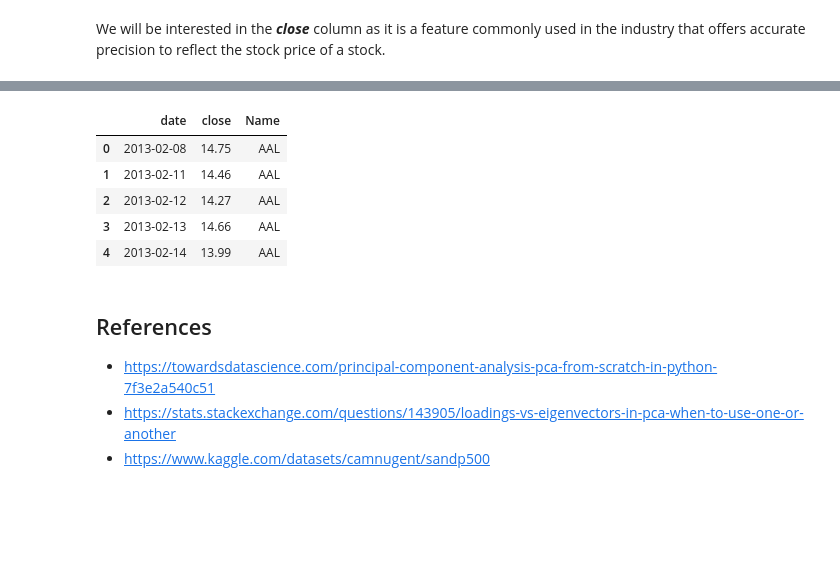
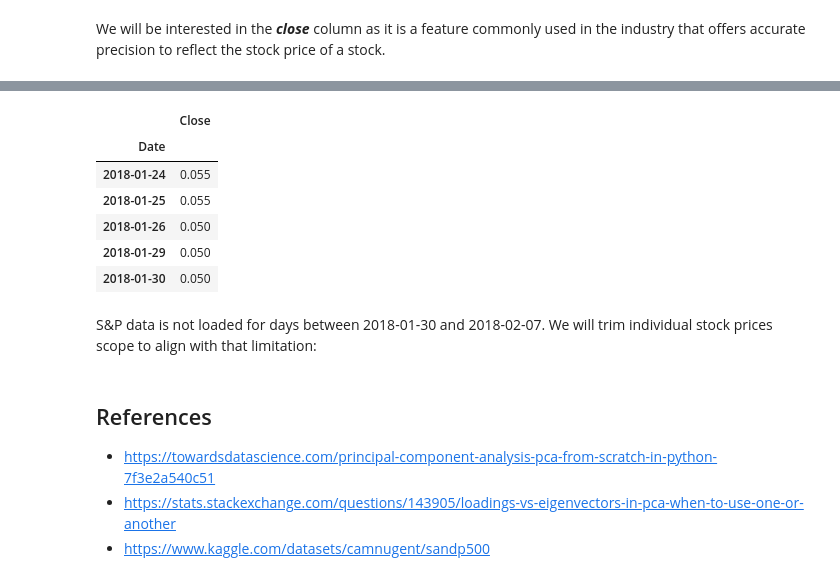
Before and after one commit to Staneesh/efi-pca, a Jupyter notebook: pca.ipynb, the cells around one changed output, grey strips where cells are left out. Saved outputs shown, nothing was run; the diff lists cells and outputs as text; code cells hidden in the pictures; blank space fills up the shorter version.

Commit message:
Added yfinance to requirements, loaded SNP prices

```diff
--- a/pca.ipynb
+++ b/pca.ipynb
@@ -144,0 +159,4 @@ We will be interested in the ***close*** column as it is a feature commonly used
+# %%
+import yfinance as yf
+snp = yf.download("SPX", start="2013-02-08", end="2018-02-07")
+snp.head()
@@ -145,13 +172,16 @@ We will be interested in the ***close*** column as it is a feature commonly used
 # %%
-snp = snp[['date', 'close', 'Name']]
-snp.head()
+snp = snp[['Close']]
+snp.tail()
 # %% [output]
-|  | date | close | Name |
-| 0 | 2013-02-08 | 14.75 | AAL |
-| 1 | 2013-02-11 | 14.46 | AAL |
-| 2 | 2013-02-12 | 14.27 | AAL |
-| 3 | 2013-02-13 | 14.66 | AAL |
-| 4 | 2013-02-14 | 13.99 | AAL |
+|  | Close |
+| Date |  |
+| 2018-01-24 | 0.055 |
+| 2018-01-25 | 0.055 |
+| 2018-01-26 | 0.050 |
+| 2018-01-29 | 0.050 |
+| 2018-01-30 | 0.050 |
+# %% [markdown]
+S&P data is not loaded for days between 2018-01-30 and 2018-02-07. We will trim individual stock prices scope to align with that limitation:
 # %% [markdown]
 ## References
 * https://towardsdatascience.com/principal-component-analysis-pca-from-scratch-in-python-7f3e2a540c51
```
Also changed, not shown: parts of 5 cells of this notebook, 1 other file.
